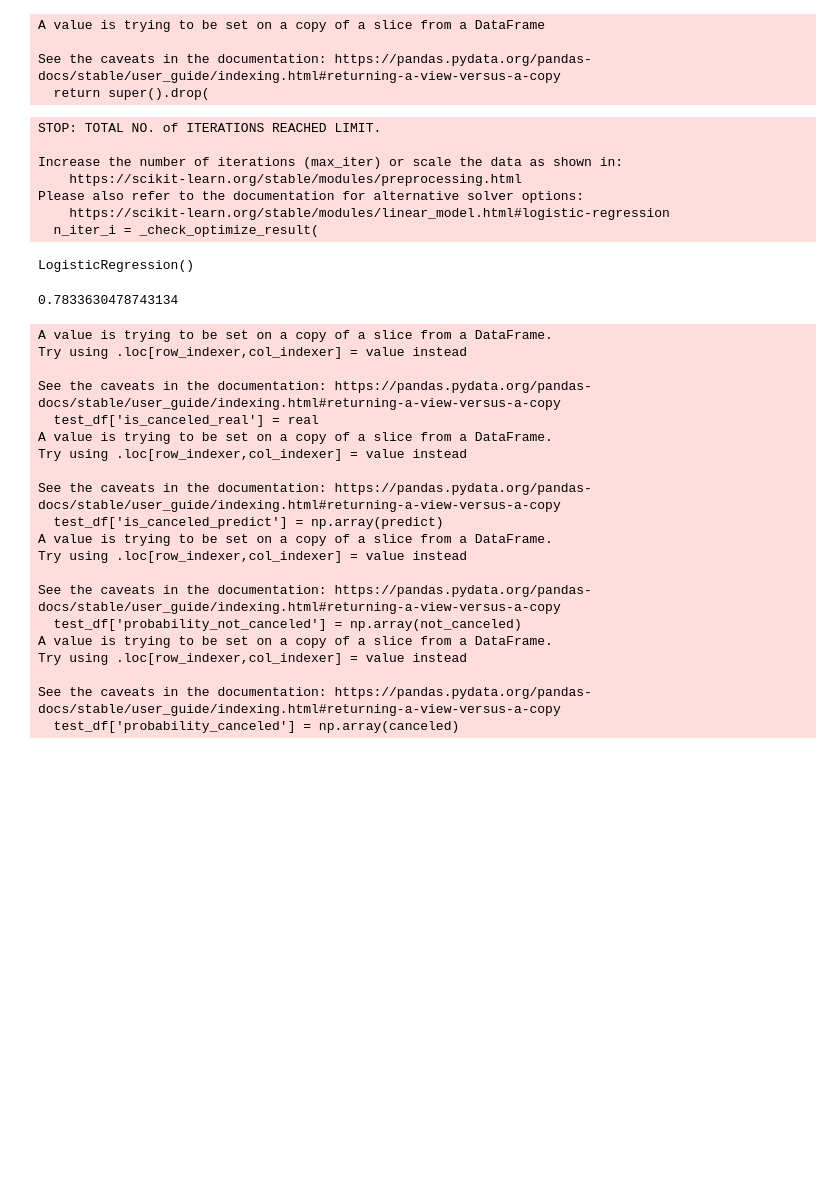
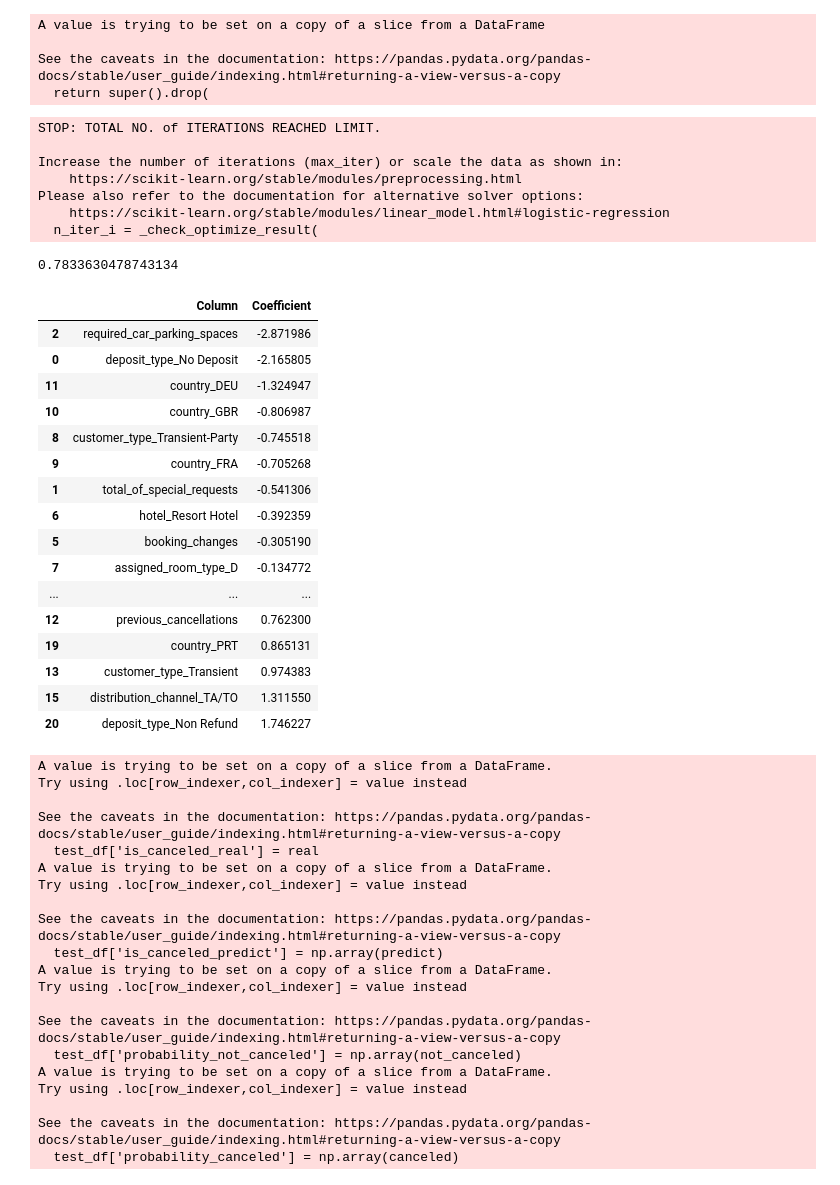
Before and after one commit to Zingo3245/Hotel_Cancellation_Prediction, a Jupyter notebook: hotel_prediction.ipynb, the cells around one changed output. Cells and saved outputs as stored; diff of their text form; code cells hidden in the pictures; blank space fills up the shorter version.

```diff
--- a/hotel_prediction.ipynb
+++ b/hotel_prediction.ipynb
@@ -102,8 +106,10 @@ A value is trying to be set on a copy of a slice from a DataFrame
 See the caveats in the documentation: https://pandas.pydata.org/pandas-docs/stable/user_guide/indexing.html#returning-a-view-versus-a-copy
   return super().drop(
 # %%
+#Fit a logistic Regression model
 lr = LogisticRegression()
 lr.fit(X_train, y_train)
+lr.score(X_test, y_test)
 # %% [output]
 STOP: TOTAL NO. of ITERATIONS REACHED LIMIT.
 
@@ -112,9 +118,29 @@ Increase the number of iterations (max_iter) or scale the data as shown in:
 Please also refer to the documentation for alternative solver options:
     https://scikit-learn.org/stable/modules/linear_model.html#logistic-regression
   n_iter_i = _check_optimize_result(
-LogisticRegression()
+0.7833630478743134
-# %%
-lr.score(X_test, y_test)
-# %% [output]
-0.7833630478743134
+# %%
+#Create coefficents table
+coef_df = pd.DataFrame()
+coef_df['Column'] = X_train.columns
+coef_df['Coefficient'] = lr.coef_[0]
+coef_df.sort_values(by='Coefficient')
+# %% [output]
+|  | Column | Coefficient |
+| 2 | required_car_parking_spaces | -2.871986 |
+| 0 | deposit_type_No Deposit | -2.165805 |
+| 11 | country_DEU | -1.324947 |
+| 10 | country_GBR | -0.806987 |
+| 8 | customer_type_Transient-Party | -0.745518 |
+| 9 | country_FRA | -0.705268 |
+| 1 | total_of_special_requests | -0.541306 |
+| 6 | hotel_Resort Hotel | -0.392359 |
+| 5 | booking_changes | -0.305190 |
+| 7 | assigned_room_type_D | -0.134772 |
+| ... | ... | ... |
+| 12 | previous_cancellations | 0.762300 |
+| 19 | country_PRT | 0.865131 |
+| 13 | customer_type_Transient | 0.974383 |
+| 15 | distribution_channel_TA/TO | 1.311550 |
+| 20 | deposit_type_Non Refund | 1.746227 |
 # %%
```
Also changed, not shown: parts of 8 cells of this notebook, 1 other file.
